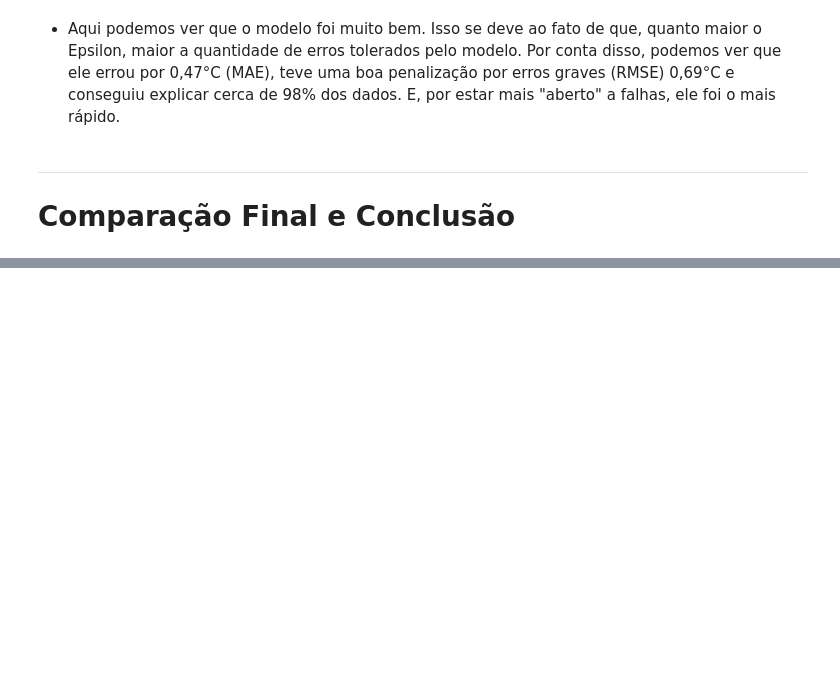
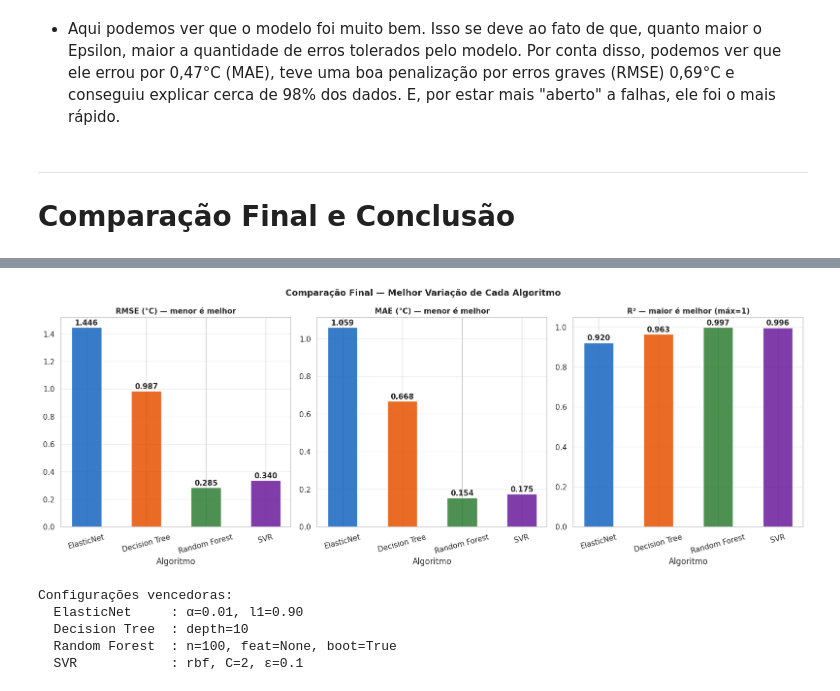
Before and after one commit to Ronaldo-Junior1/analise-dados-atividade2, a Jupyter notebook: ArquivoPrincipal.ipynb, the cells around one changed output, grey strips where cells are left out. Cells and saved outputs as stored; diff of their text form; code cells hidden in the pictures; blank space fills up the shorter version.

```diff
--- a/ArquivoPrincipal.ipynb
+++ b/ArquivoPrincipal.ipynb
@@ -2285,0 +2287,44 @@ plt.show()
+# %%
+# ── Gráfico comparativo: melhor de cada algoritmo ───────────────────────────
+melhores_por_algo = pd.DataFrame([
+    {'Algoritmo':'ElasticNet',    'RMSE':1.4457,'MAE':1.0588,'R2':0.9203,
+     'Config':'α=0.01, l1=0.90', 'cor':'#1565C0'},
+    {'Algoritmo':'Decision Tree', 'RMSE':0.9871,'MAE':0.6676,'R2':0.9629,
+     'Config':'depth=10',        'cor':'#E65100'},
+    {'Algoritmo':'Random Forest', 'RMSE':0.2849,'MAE':0.1536,'R2':0.9969,
+     'Config':'n=100, feat=None, boot=True', 'cor':'#2E7D32'},
+    {'Algoritmo':'SVR',           'RMSE':0.3395,'MAE':0.1749,'R2':0.9956,
+     'Config':'rbf, C=2, ε=0.1', 'cor':'#6A1B9A'},
+])
+
+fig, axes = plt.subplots(1, 3, figsize=(16, 6))
+metricas_fin = [('RMSE','RMSE (°C) — menor é melhor'),
+                ('MAE', 'MAE (°C) — menor é melhor'),
+                ('R2',  'R² — maior é melhor (máx=1)')]
+
+for ax, (col, titulo) in zip(axes, metricas_fin):
+    bars = ax.bar(melhores_por_algo['Algoritmo'], melhores_por_algo[col],
+                  color=melhores_por_algo['cor'], alpha=0.85, edgecolor='white', width=0.5)
+    for bar, val in zip(bars, melhores_por_algo[col]):
+        ax.text(bar.get_x() + bar.get_width()/2, bar.get_height() + 0.005,
+                f'{val:.3f}', ha='center', va='bottom', fontsize=11, fontweight='bold')
+    ax.set_title(titulo, fontsize=11, fontweight='bold')
+    ax.set_xlabel('Algoritmo')
+    ax.tick_params(axis='x', rotation=15)
+    ax.grid(True, alpha=0.3, axis='y')
+
+plt.suptitle('Comparação Final — Melhor Variação de Cada Algoritmo',
+             fontsize=13, fontweight='bold')
+plt.tight_layout()
+plt.show()
+
+print('Configurações vencedoras:')
+for _, row in melhores_por_algo.iterrows():
+    print(f'  {row["Algoritmo"]:15s}: {row["Config"]}')
+# %% [output]
+[figure, added]
+Configurações vencedoras:
+  ElasticNet     : α=0.01, l1=0.90
+  Decision Tree  : depth=10
+  Random Forest  : n=100, feat=None, boot=True
+  SVR            : rbf, C=2, ε=0.1
```
Also changed, not shown: parts of 11 cells of this notebook.
